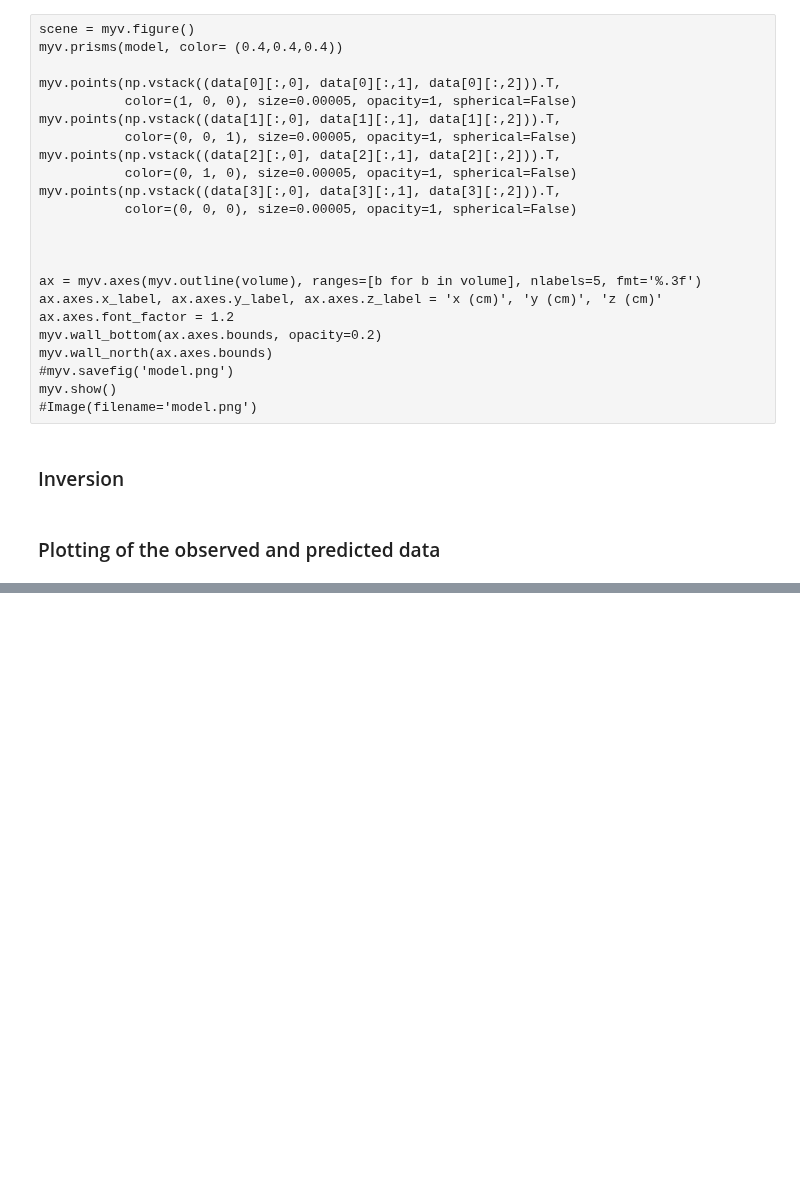
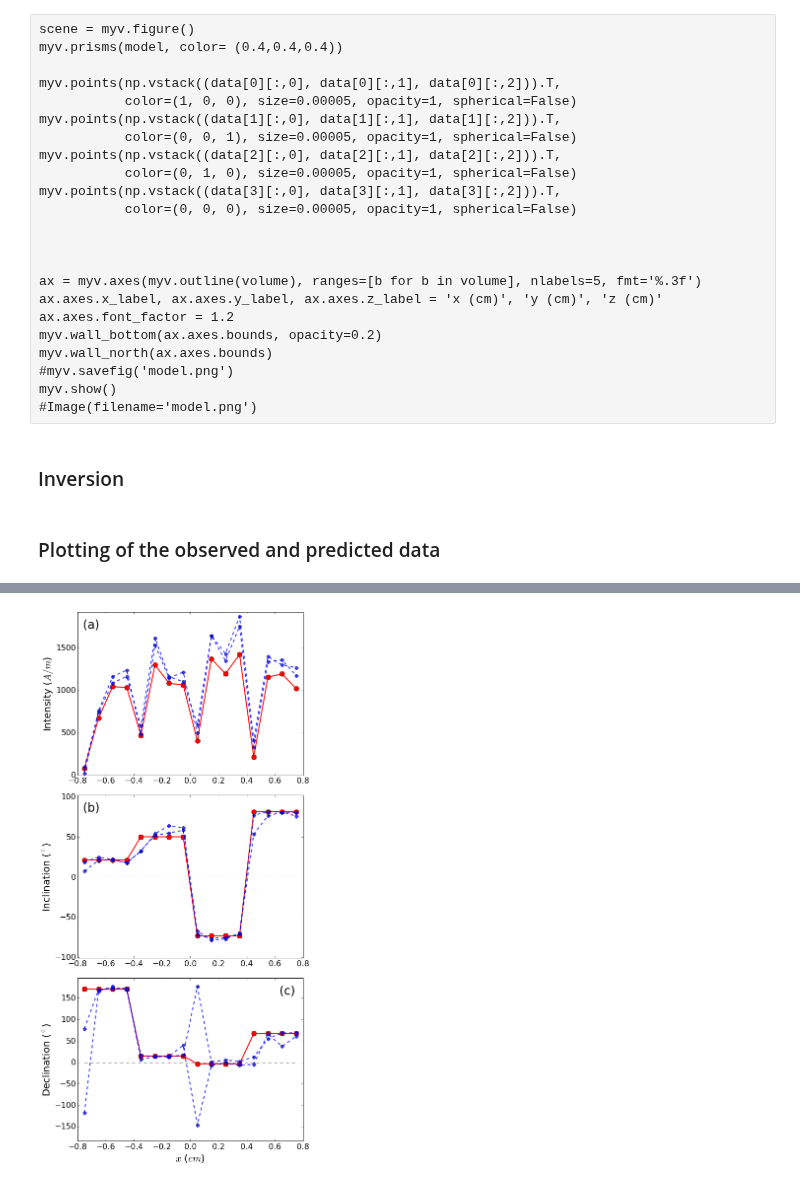
Before and after one commit to pinga-lab/magnetization-rock-sample, a Jupyter notebook: code/sensor_to_sample.ipynb, the cells around one changed output, grey strips where cells are left out. Saved outputs shown, nothing was run; the diff lists cells and outputs as text; code cells hidden in the pictures; blank space fills up the shorter version.

```diff
--- a/code/sensor_to_sample.ipynb
+++ b/code/sensor_to_sample.ipynb
@@ -420,0 +557,67 @@ mpl.show()
+# %%
+# results obtained by using the planes 0, 1 and 3
+n = 3
+
+line_sty = ['b--', 'b--', 'b--', 'k--']
+mark_sty = ['bo', 'bo', 'bo', 'ko']
+
+label_font = 20
+legend_font = 16
+
+labels = ['(a)', '(b)', '(c)']
+
+lables_place = (0.03, 0.90)
+lables_size = 24
+
+mpl.show()
+mpl.close('all')
+mpl.figure(figsize=(8, 16), tight_layout=True)
+
+mpl.subplot(3,1,1)
+mpl.plot(centers, mag_true[:,0], 'r-', linewidth=2)
+mpl.plot(centers, mag_true[:,0], 'ro', markersize=10, label='True')
+
+for i, mr in enumerate(mag_r[:n]):
+    mpl.plot(centers, mr[:,0], line_sty[i], alpha=0.4+i*0.2, linewidth=2)
+    mpl.plot(centers, mr[:,0], mark_sty[i], alpha=0.4+i*0.2, markersize=7,label='Estimated')
+
+mpl.ylabel('Intensity ($A/m$)', fontsize=label_font)
+mpl.ylim(0., np.max(mag_r[:,:,0]) + 50.)
+mpl.annotate(labels[0], xy = lables_place,
+                 xycoords = 'axes fraction', fontsize=lables_size)
+
+mpl.subplot(3,1,2)
+mpl.plot([np.min(centers), np.max(centers)], [0.0, 0.0], 'k--')
+mpl.plot(centers, mag_true[:,1], 'r-', linewidth=2)
+mpl.plot(centers, mag_true[:,1], 'ro', markersize=10, label='True')
+
+for i, mr in enumerate(mag_r[:n]):
+    mpl.plot(centers, mr[:,1], line_sty[i], alpha=0.4+i*0.2, linewidth=2)
+    mpl.plot(centers, mr[:,1], mark_sty[i], alpha=0.4+i*0.2, markersize=7,label='Estimated')
+
+mpl.ylabel('Inclination ($^{\circ}$)', fontsize=label_font)
+mpl.ylim(np.min(mag_r[:,:,1]) - 20., np.max(mag_r[:,:,1]) + 20.)
+mpl.annotate(labels[1], xy = lables_place,
+                 xycoords = 'axes fraction', fontsize=lables_size)
+
+mpl.subplot(3,1,3)
+mpl.plot([np.min(centers), np.max(centers)], [0.0, 0.0], 'k--')
+mpl.plot(centers, mag_true[:,2], 'r-', linewidth=2)
+mpl.plot(centers, mag_true[:,2], 'ro', markersize=10, label='True')
+
+for i, mr in enumerate(mag_r[:n]):
+    mpl.plot(centers, mr[:,2], line_sty[i], alpha=0.4+i*0.2, linewidth=2)
+    mpl.plot(centers, mr[:,2], mark_sty[i], alpha=0.4+i*0.2, markersize=7,label='Estimated')
+
+mpl.ylabel('Declination ($^{\circ}$)', fontsize=label_font)
+#mpl.xlabel('Sample length ($cm$)', fontsize=label_font)
+mpl.xlabel('$x$ ($cm$)', fontsize=label_font)
+mpl.ylim(np.min(mag_r[:,:,2]) - 20., np.max(mag_r[:,:,2]) + 20.)
+#mpl.savefig('estimate_int_inc_dec_simul_validation.eps')
+#mpl.legend(loc='best', numpoints=1)
+mpl.annotate(labels[2], xy = (0.90, 0.90),
+                 xycoords = 'axes fraction', fontsize=lables_size)
+
+mpl.show()
+# %% [output]
+[figure, added]
```
Also changed, not shown: parts of 6 cells of this notebook, 23 other files.
